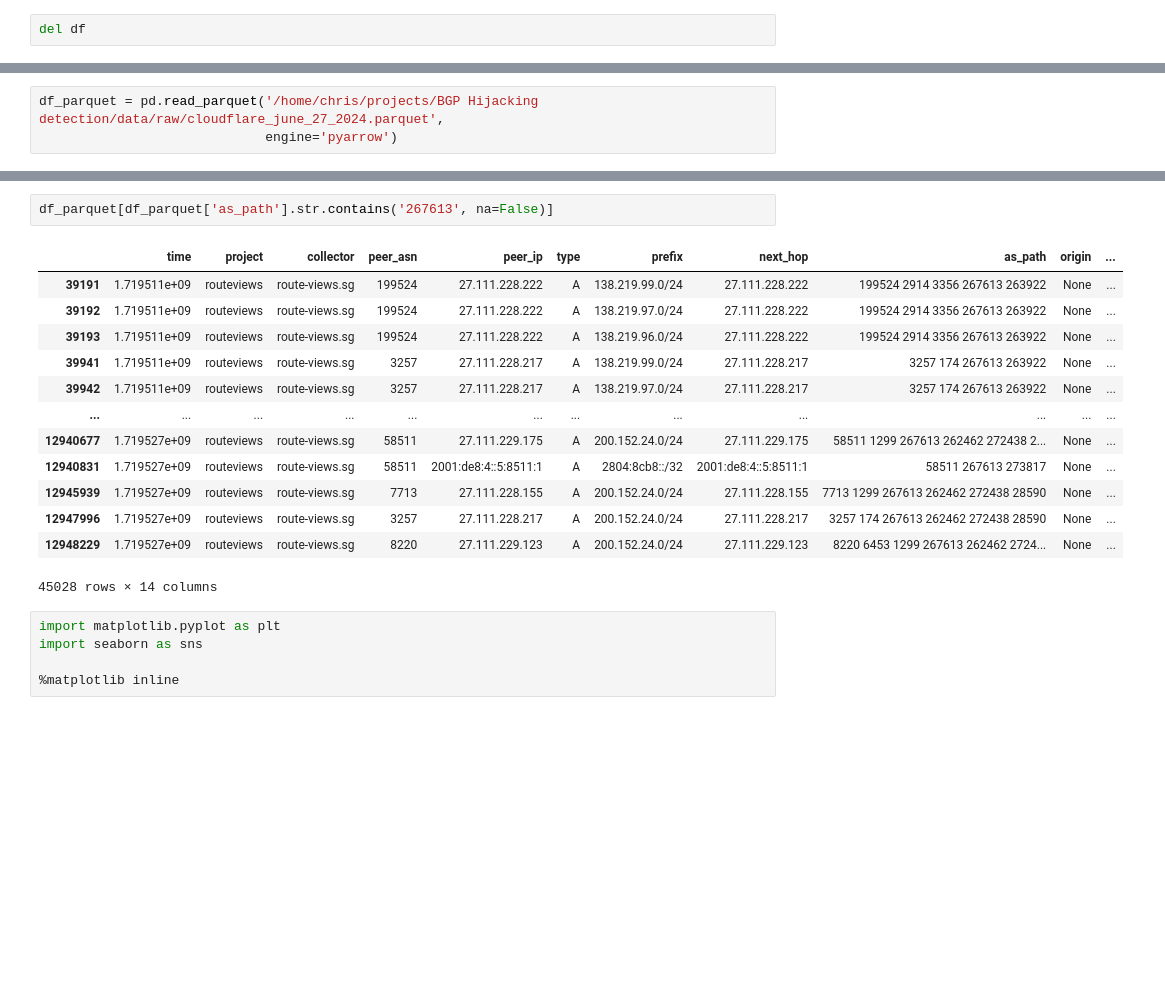
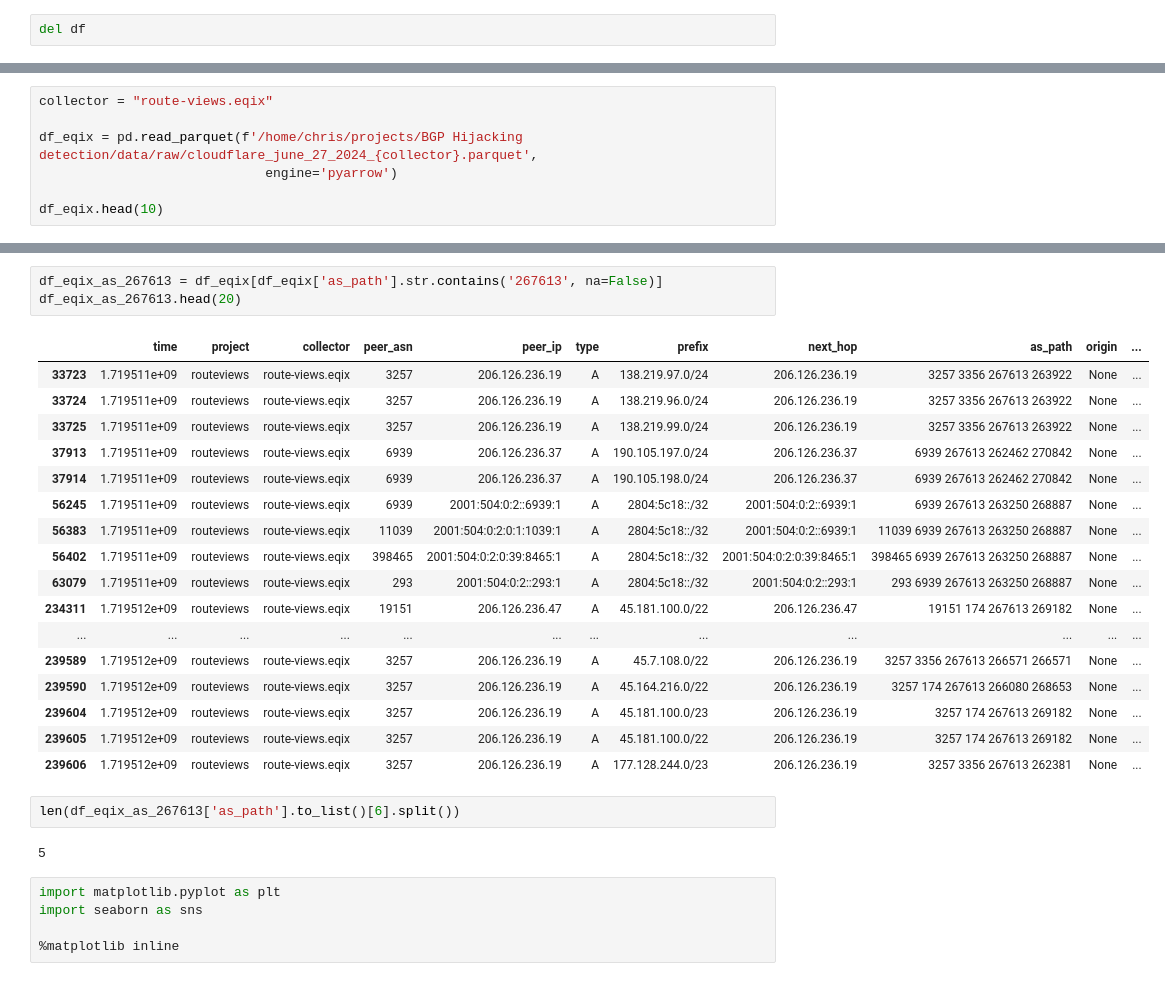
Before and after one commit to Proyecto-Integragor-Equipo-52/BGP-Hijacking-detection, a Jupyter notebook: notebooks/EDA_Chris.ipynb, the cells around one changed output, grey strips where cells are left out. Saved outputs shown, nothing was run; the diff lists cells and outputs as text; blank space fills up the shorter version.

```diff
--- a/notebooks/EDA_Chris.ipynb
+++ b/notebooks/EDA_Chris.ipynb
@@ -111,3 +112,7 @@ del df
 # %%
-df_parquet = pd.read_parquet('/home/chris/projects/BGP Hijacking detection/data/raw/cloudflare_june_27_2024.parquet',
+collector = "route-views.eqix"
+
+df_eqix = pd.read_parquet(f'/home/chris/projects/BGP Hijacking detection/data/raw/cloudflare_june_27_2024_{collector}.parquet',
                              engine='pyarrow')
+
+df_eqix.head(10)
@@ -192,19 +186,28 @@ df_parquet[df_parquet['prefix'] == '1.1.1.1/32' ]
 # %%
-df_parquet[df_parquet['as_path'].str.contains('267613', na=False)]
+df_eqix_as_267613 = df_eqix[df_eqix['as_path'].str.contains('267613', na=False)]
+df_eqix_as_267613.head(20)
 # %% [output]
 |  | time | project | collector | peer_asn | peer_ip | type | prefix | next_hop | as_path | origin | ... |
-| 39191 | 1.719511e+09 | routeviews | route-views.sg | 199524 | 27.111.228.222 | A | 138.219.99.0/24 | 27.111.228.222 | 199524 2914 3356 267613 263922 | None | ... |
-| 39192 | 1.719511e+09 | routeviews | route-views.sg | 199524 | 27.111.228.222 | A | 138.219.97.0/24 | 27.111.228.222 | 199524 2914 3356 267613 263922 | None | ... |
-| 39193 | 1.719511e+09 | routeviews | route-views.sg | 199524 | 27.111.228.222 | A | 138.219.96.0/24 | 27.111.228.222 | 199524 2914 3356 267613 263922 | None | ... |
-| 39941 | 1.719511e+09 | routeviews | route-views.sg | 3257 | 27.111.228.217 | A | 138.219.99.0/24 | 27.111.228.217 | 3257 174 267613 263922 | None | ... |
-| 39942 | 1.719511e+09 | routeviews | route-views.sg | 3257 | 27.111.228.217 | A | 138.219.97.0/24 | 27.111.228.217 | 3257 174 267613 263922 | None | ... |
+| 33723 | 1.719511e+09 | routeviews | route-views.eqix | 3257 | 206.126.236.19 | A | 138.219.97.0/24 | 206.126.236.19 | 3257 3356 267613 263922 | None | ... |
+| 33724 | 1.719511e+09 | routeviews | route-views.eqix | 3257 | 206.126.236.19 | A | 138.219.96.0/24 | 206.126.236.19 | 3257 3356 267613 263922 | None | ... |
+| 33725 | 1.719511e+09 | routeviews | route-views.eqix | 3257 | 206.126.236.19 | A | 138.219.99.0/24 | 206.126.236.19 | 3257 3356 267613 263922 | None | ... |
+| 37913 | 1.719511e+09 | routeviews | route-views.eqix | 6939 | 206.126.236.37 | A | 190.105.197.0/24 | 206.126.236.37 | 6939 267613 262462 270842 | None | ... |
+| 37914 | 1.719511e+09 | routeviews | route-views.eqix | 6939 | 206.126.236.37 | A | 190.105.198.0/24 | 206.126.236.37 | 6939 267613 262462 270842 | None | ... |
+| 56245 | 1.719511e+09 | routeviews | route-views.eqix | 6939 | 2001:504:0:2::6939:1 | A | 2804:5c18::/32 | 2001:504:0:2::6939:1 | 6939 267613 263250 268887 | None | ... |
+| 56383 | 1.719511e+09 | routeviews | route-views.eqix | 11039 | 2001:504:0:2:0:1:1039:1 | A | 2804:5c18::/32 | 2001:504:0:2::6939:1 | 11039 6939 267613 263250 268887 | None | ... |
+| 56402 | 1.719511e+09 | routeviews | route-views.eqix | 398465 | 2001:504:0:2:0:39:8465:1 | A | 2804:5c18::/32 | 2001:504:0:2:0:39:8465:1 | 398465 6939 267613 263250 268887 | None | ... |
+| 63079 | 1.719511e+09 | routeviews | route-views.eqix | 293 | 2001:504:0:2::293:1 | A | 2804:5c18::/32 | 2001:504:0:2::293:1 | 293 6939 267613 263250 268887 | None | ... |
+| 234311 | 1.719512e+09 | routeviews | route-views.eqix | 19151 | 206.126.236.47 | A | 45.181.100.0/22 | 206.126.236.47 | 19151 174 267613 269182 | None | ... |
 | ... | ... | ... | ... | ... | ... | ... | ... | ... | ... | ... | ... |
-| 12940677 | 1.719527e+09 | routeviews | route-views.sg | 58511 | 27.111.229.175 | A | 200.152.24.0/24 | 27.111.229.175 | 58511 1299 267613 262462 272438 2... | None | ... |
-| 12940831 | 1.719527e+09 | routeviews | route-views.sg | 58511 | 2001:de8:4::5:8511:1 | A | 2804:8cb8::/32 | 2001:de8:4::5:8511:1 | 58511 267613 273817 | None | ... |
-| 12945939 | 1.719527e+09 | routeviews | route-views.sg | 7713 | 27.111.228.155 | A | 200.152.24.0/24 | 27.111.228.155 | 7713 1299 267613 262462 272438 28590 | None | ... |
-| 12947996 | 1.719527e+09 | routeviews | route-views.sg | 3257 | 27.111.228.217 | A | 200.152.24.0/24 | 27.111.228.217 | 3257 174 267613 262462 272438 28590 | None | ... |
-| 12948229 | 1.719527e+09 | routeviews | route-views.sg | 8220 | 27.111.229.123 | A | 200.152.24.0/24 | 27.111.229.123 | 8220 6453 1299 267613 262462 2724... | None | ... |
+| 239589 | 1.719512e+09 | routeviews | route-views.eqix | 3257 | 206.126.236.19 | A | 45.7.108.0/22 | 206.126.236.19 | 3257 3356 267613 266571 266571 | None | ... |
+| 239590 | 1.719512e+09 | routeviews | route-views.eqix | 3257 | 206.126.236.19 | A | 45.164.216.0/22 | 206.126.236.19 | 3257 174 267613 266080 268653 | None | ... |
+| 239604 | 1.719512e+09 | routeviews | route-views.eqix | 3257 | 206.126.236.19 | A | 45.181.100.0/23 | 206.126.236.19 | 3257 174 267613 269182 | None | ... |
+| 239605 | 1.719512e+09 | routeviews | route-views.eqix | 3257 | 206.126.236.19 | A | 45.181.100.0/22 | 206.126.236.19 | 3257 174 267613 269182 | None | ... |
+| 239606 | 1.719512e+09 | routeviews | route-views.eqix | 3257 | 206.126.236.19 | A | 177.128.244.0/23 | 206.126.236.19 | 3257 3356 267613 262381 | None | ... |
-45028 rows × 14 columns
+# %%
+len(df_eqix_as_267613['as_path'].to_list()[6].split())
+# %% [output]
+5
 # %%
 import matplotlib.pyplot as plt
 import seaborn as sns
```
Also changed, not shown: parts of 26 cells of this notebook.
